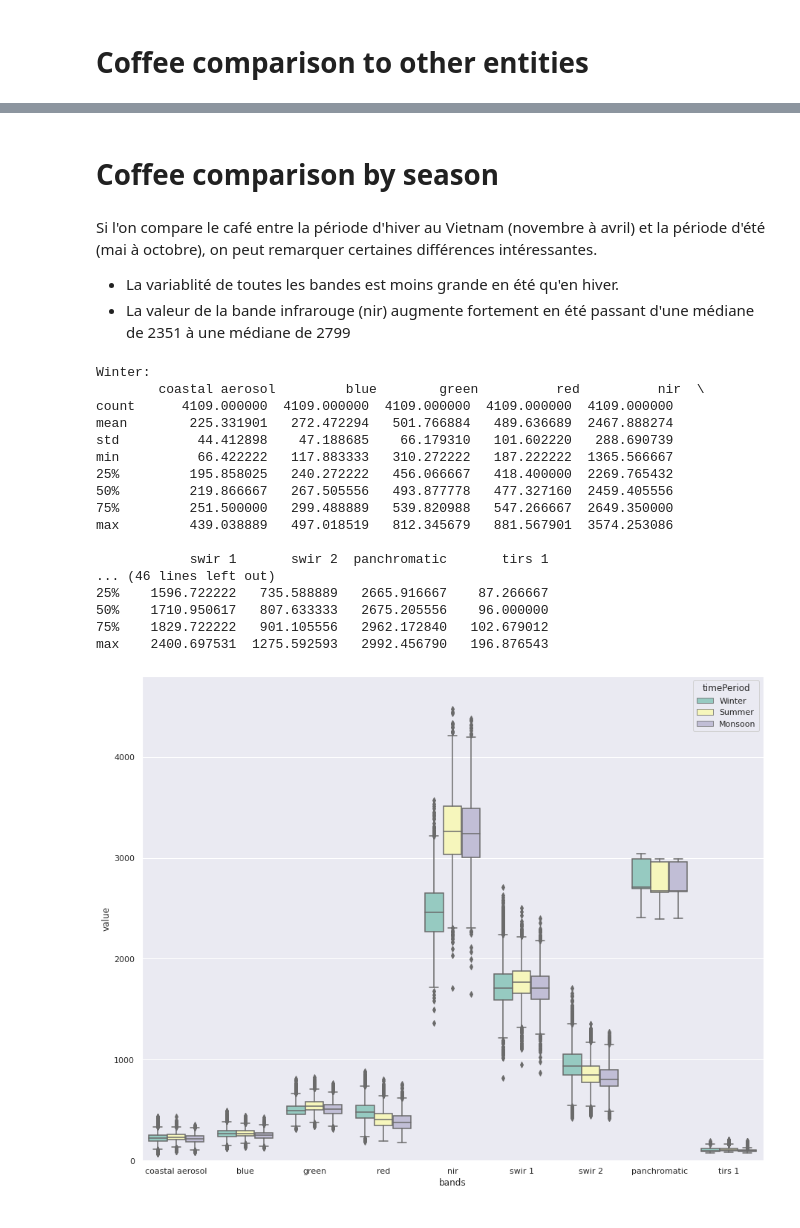
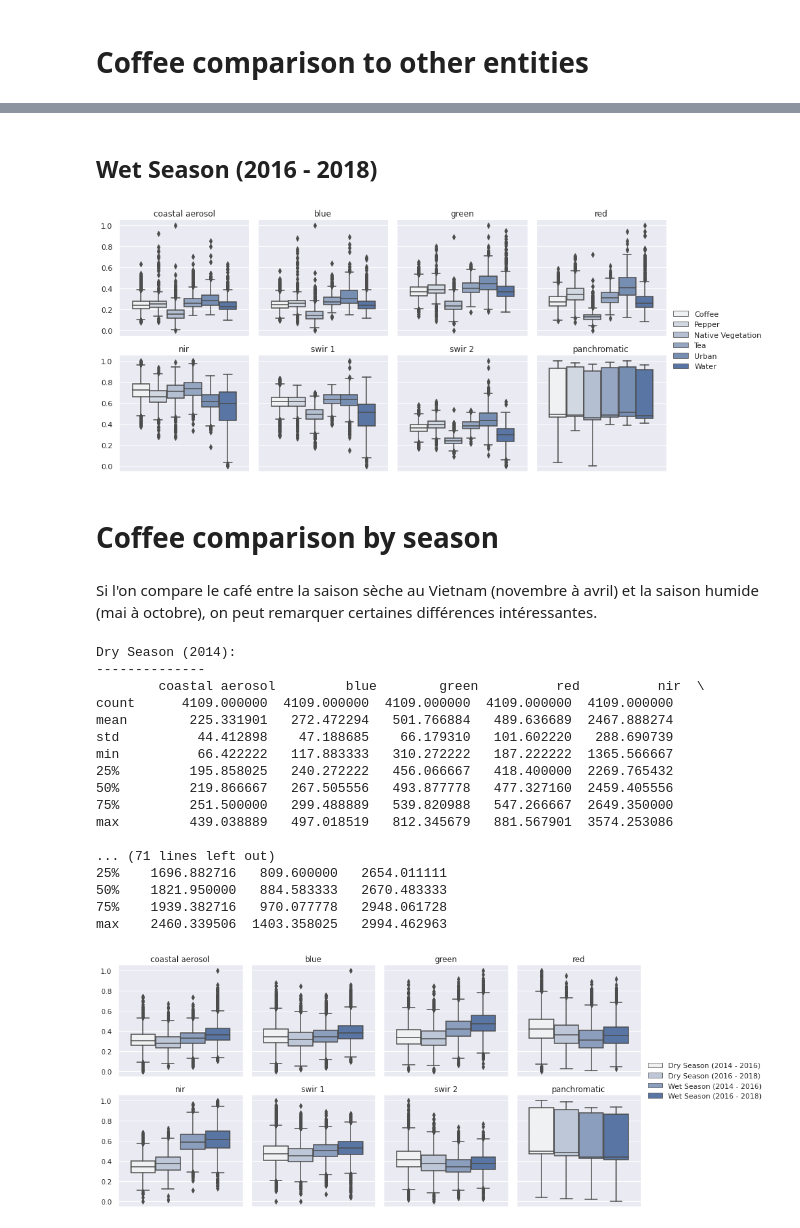
Before and after one commit to SimWalther/vietnam_coffee_detection, a Jupyter notebook: bandsVariability.ipynb, the cells around one changed output, grey strips where cells are left out. Saved outputs shown, nothing was run; the diff lists cells and outputs as text; code cells hidden in the pictures.

```diff
--- a/bandsVariability.ipynb
+++ b/bandsVariability.ipynb
@@ -114,7 +116,9 @@ def tagged_points_bands_values(point_class, initial_raster):
             np.mean(out_img[5]),
             np.mean(out_img[6]),
             np.mean(out_img[7]),
-            np.mean(out_img[9]),
+            #np.mean(out_img[8]),
+            #np.mean(out_img[9]),
+            #np.mean(out_img[10]),
         ])
 
     return np.array(values)
@@ -133,6 +137,19 @@ def write_raster_around_tagged_points(point_class, initial_raster):
         )
 
         i += 1
+# %%
+def normalize_dataframe(dataframe, columns):
+    scaler = preprocessing.MinMaxScaler()
+    scaled_values = scaler.fit_transform(dataframe[columns])
+    dataframe[columns] = scaled_values
+    return dataframe
+# %%
+def draw_bands_boxplots(df, hue):
+    g = sns.FacetGrid(df, col="bands", col_wrap=4)
+    g.map_dataframe(sns.boxplot, x="bands", y="value", hue=hue)
+    g.add_legend()
+    g.set_titles(col_template="{col_name}")
+    g.set(xticklabels=[])
 # %% [markdown]
 #  Coffee comparison to other entities
 # %%
@@ -192,8 +194,11 @@ coffee_comparison_to_other_entities('./Vietnam_2014-2016_winter_november_april/m
+# %% [markdown]
+## Wet Season (2016 - 2018)
+# %%
+coffee_comparison_to_other_entities('./Vietnam_2016-2018_wet_season/merged.tif')
+# %% [output]
+[figure, added]
 # %% [markdown]
 # Coffee comparison by season
 # %% [markdown]
-Si l'on compare le café entre la période d'hiver au Vietnam (novembre à avril) et la période d'été (mai à octobre), on peut remarquer certaines différences intéressantes.
-
-- La variablité de toutes les bandes est moins grande en été qu'en hiver.
-- La valeur de la bande infrarouge (nir) augmente fortement en été passant d'une médiane de 2351 à une médiane de 2799
+Si l'on compare le café entre la saison sèche au Vietnam (novembre à avril) et la saison humide (mai à octobre), on peut remarquer certaines différences intéressantes.
 # %%
@@ -211,35 +220,42 @@ monsoon_coffee_values = tagged_points_bands_values(ShapeClass.COFFEE.value, mons
 # %%
-columns = ['coastal aerosol', 'blue', 'green', 'red', 'nir', 'swir 1', 'swir 2', 'panchromatic', 'tirs 1']
+columns = ['coastal aerosol', 'blue', 'green', 'red', 'nir', 'swir 1', 'swir 2', 'panchromatic']
 
 # Create a dataframe containing the data of each bands
-winter_coffee_df = pandas.DataFrame(winter_coffee_values, columns=columns).assign(timePeriod='Winter')
-summer_coffee_df = pandas.DataFrame(summer_coffee_values, columns=columns).assign(timePeriod='Summer')
-monsoon_coffee_df = pandas.DataFrame(monsoon_coffee_values, columns=columns).assign(timePeriod='Monsoon')
+dry_2014_coffee_df = pandas.DataFrame(dry_2014_coffee_values, columns=columns).assign(timePeriod='Dry Season (2014 - 2016)')
+dry_2016_coffee_df = pandas.DataFrame(dry_2016_coffee_values, columns=columns).assign(timePeriod='Dry Season (2016 - 2018)')
+wet_2014_coffee_df = pandas.DataFrame(wet_2014_coffee_values, columns=columns).assign(timePeriod='Wet Season (2014 - 2016)')
+wet_2016_coffee_df = pandas.DataFrame(wet_2016_coffee_values, columns=columns).assign(timePeriod='Wet Season (2016 - 2018)')
 
-concat_df = pandas.concat([winter_coffee_df, summer_coffee_df, monsoon_coffee_df])
+sns.set(rc={'figure.figsize':(15,12)})
+
+concat_df = pandas.concat([dry_2014_coffee_df, dry_2016_coffee_df, wet_2014_coffee_df, wet_2016_coffee_df])
+
+normalize_dataframe(concat_df, columns)
+
 df = pandas.melt(concat_df, id_vars=['timePeriod'], var_name=['bands'])
-boxplot = sns.boxplot(x="bands", y="value", hue="timePeriod", data=df, palette="Set3")
-boxplot.set_ylim([0, 4800])
 
-print("Winter:\n", winter_coffee_df.describe(), "\n")
-print("Summer:\n", summer_coffee_df.describe(), "\n")
-print("Monsoon:\n", monsoon_coffee_df.describe(), "\n")
+draw_bands_boxplots(df, "timePeriod")
+
+print("Dry Season (2014):\n--------------\n", dry_2014_coffee_df.describe(), "\n")
+print("Dry Season (2016):\n--------------\n", dry_2016_coffee_df.describe(), "\n")
+print("Wet Season (2014):\n--------------\n", wet_2014_coffee_df.describe(), "\n")
+print("Wet Season (2016):\n--------------\n", wet_2016_coffee_df.describe(), "\n")
 # %% [output]
-Winter:
+Dry Season (2014):
+--------------
         coastal aerosol         blue        green          red          nir  \
 count      4109.000000  4109.000000  4109.000000  4109.000000  4109.000000
 mean        225.331901   272.472294   501.766884   489.636689  2467.888274
 std          44.412898    47.188685    66.179310   101.602220   288.690739
 min          66.422222   117.883333   310.272222   187.222222  1365.566667
 25%         195.858025   240.272222   456.066667   418.400000  2269.765432
 50%         219.866667   267.505556   493.877778   477.327160  2459.405556
 75%         251.500000   299.488889   539.820988   547.266667  2649.350000
 max         439.038889   497.018519   812.345679   881.567901  3574.253086
 
-            swir 1       swir 2  panchromatic       tirs 1
-... (46 lines left out)
-25%    1596.722222   735.588889   2665.916667    87.266667
-50%    1710.950617   807.633333   2675.205556    96.000000
-75%    1829.722222   901.105556   2962.172840   102.679012
-max    2400.697531  1275.592593   2992.456790   196.876543
+... (71 lines left out)
+25%    1696.882716   809.600000   2654.011111
+50%    1821.950000   884.583333   2670.483333
+75%    1939.382716   970.077778   2948.061728
+max    2460.339506  1403.358025   2994.462963
-[figure, old version]
+[figure, new version]
```
Also changed, not shown: parts of 16 cells of this notebook, 2 other files.
